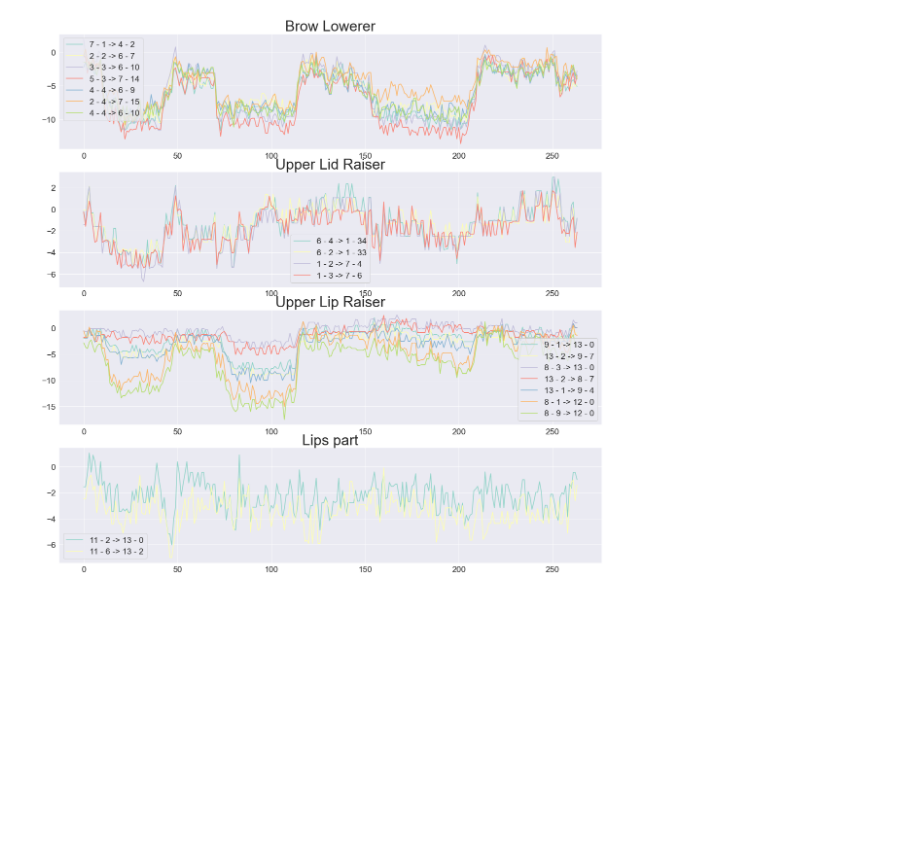
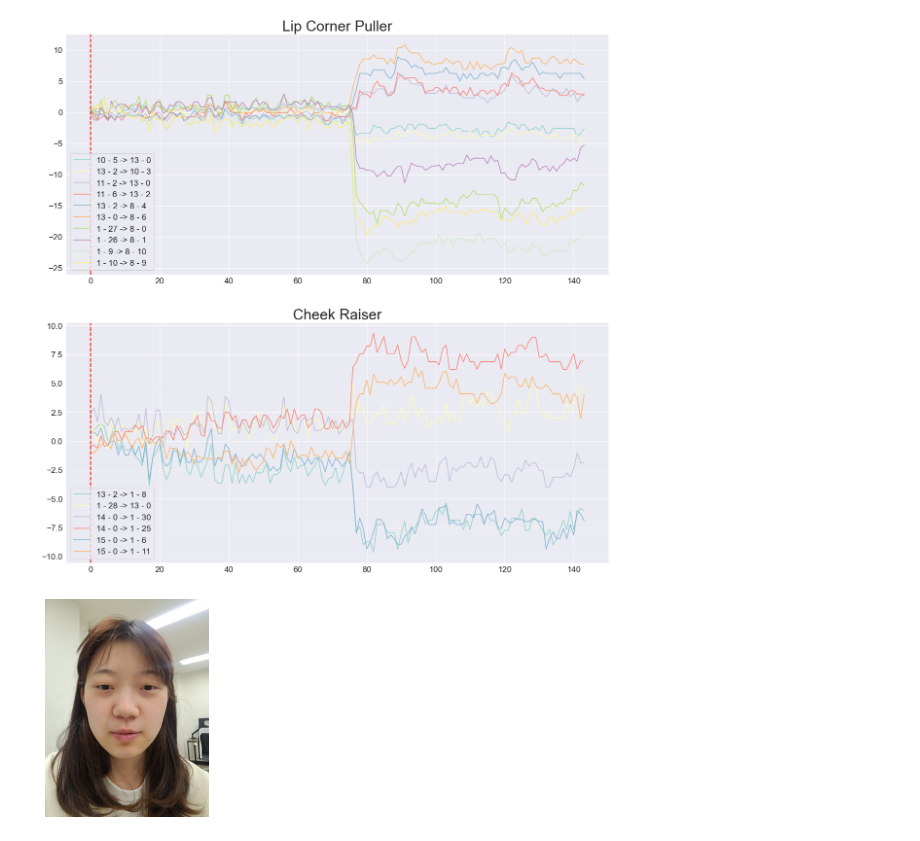
Before and after one commit to minimini-1/Facial-Expression-Recognition, a Jupyter notebook: feature_change/emo_dist_change.ipynb, the cells around one changed output. Drawn from its saved outputs; the diff is of its cells as text; code cells hidden in the pictures; blank space fills up the shorter version.

Commit message:
add image show function

```diff
--- a/feature_change/emo_dist_change.ipynb
+++ b/feature_change/emo_dist_change.ipynb
@@ -8,5 +46,5 @@ import numpy as np
 # %%
-def show_flow(emo):
+def show_flow(emo, order):
     plt.rc('ytick', labelsize=17)  # y축 눈금 폰트 크기
     plt.rc('xtick', labelsize=17)  # x축 눈금 폰트 크기
     plt.rc('legend', fontsize=17)  # 범례 폰트 크기
@@ -15,11 +53,18 @@ def show_flow(emo):
     for idx in range(len(emotion[emo])):
         target_list = [i[0].replace('-',' - ') + " -> " + i[1].replace('-', ' - ') for i in emotion[emo][idx]['landmark_pair']]
         temp_plot = sns.lineplot(data = df[target_list], markers=False, dashes=False, ax=ax[idx])
+        ax[idx].axvline(order, 0, 1, color='red', linestyle='--', linewidth=2)
         temp_plot.set_title(emotion[emo][idx]['name'], fontsize=30)
+    plt.show()
 # %%
-df = pd.read_csv('../data/image_analysis/엄마화내기3회.csv')
+face = '곽웃기'
+emo = 'Happy'
+image_order = 0
+df = pd.read_csv('../data/image_analysis/'+face+'/'+face+'.csv')
 with open('../data/image_analysis/emotion_rule.json', 'r') as f:
     emotion = json.load(f)
-show_flow('Anger')
+show_flow(emo, image_order)
+show_img(df, '../data/image_analysis/'+face+'/' + str(image_order) + '.jpg', diff_list)
 # %% [output]
-[figure, old version]
+[figure, new version]
+[figure, added]
```
Also changed, not shown: parts of 1 cell of this notebook.
